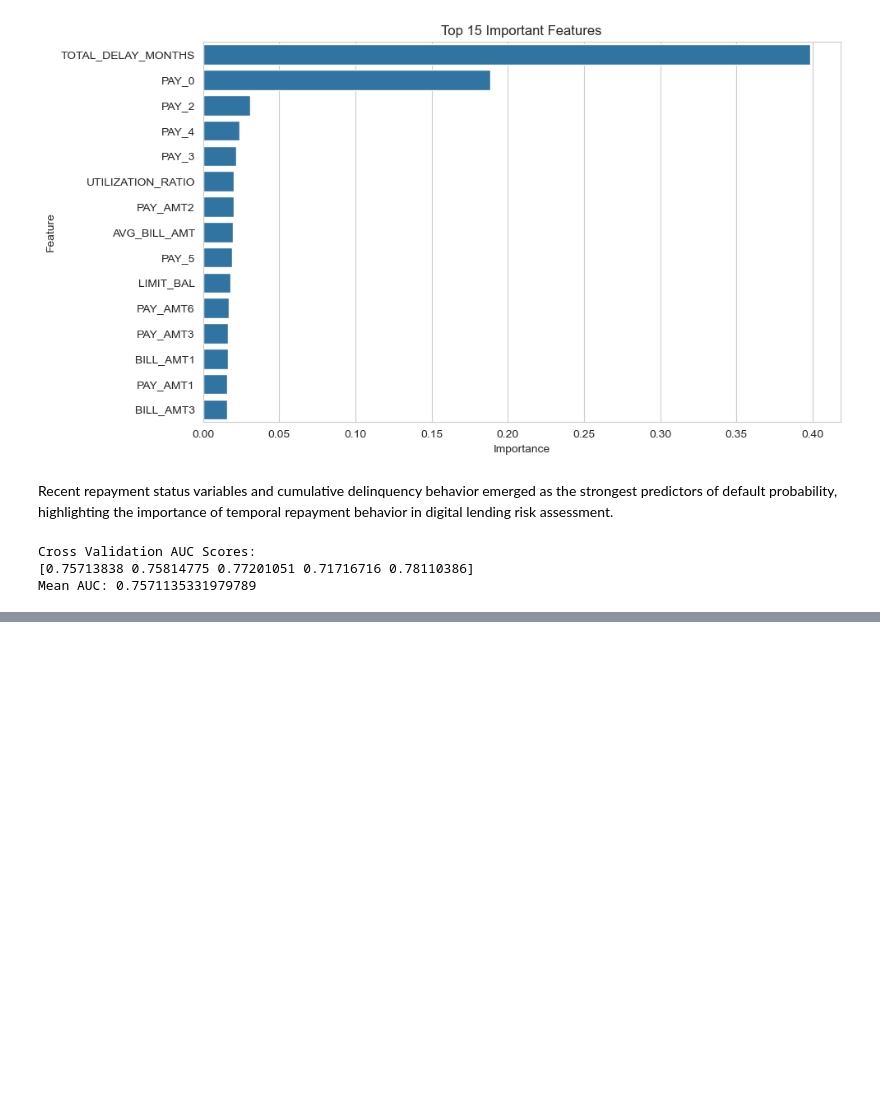
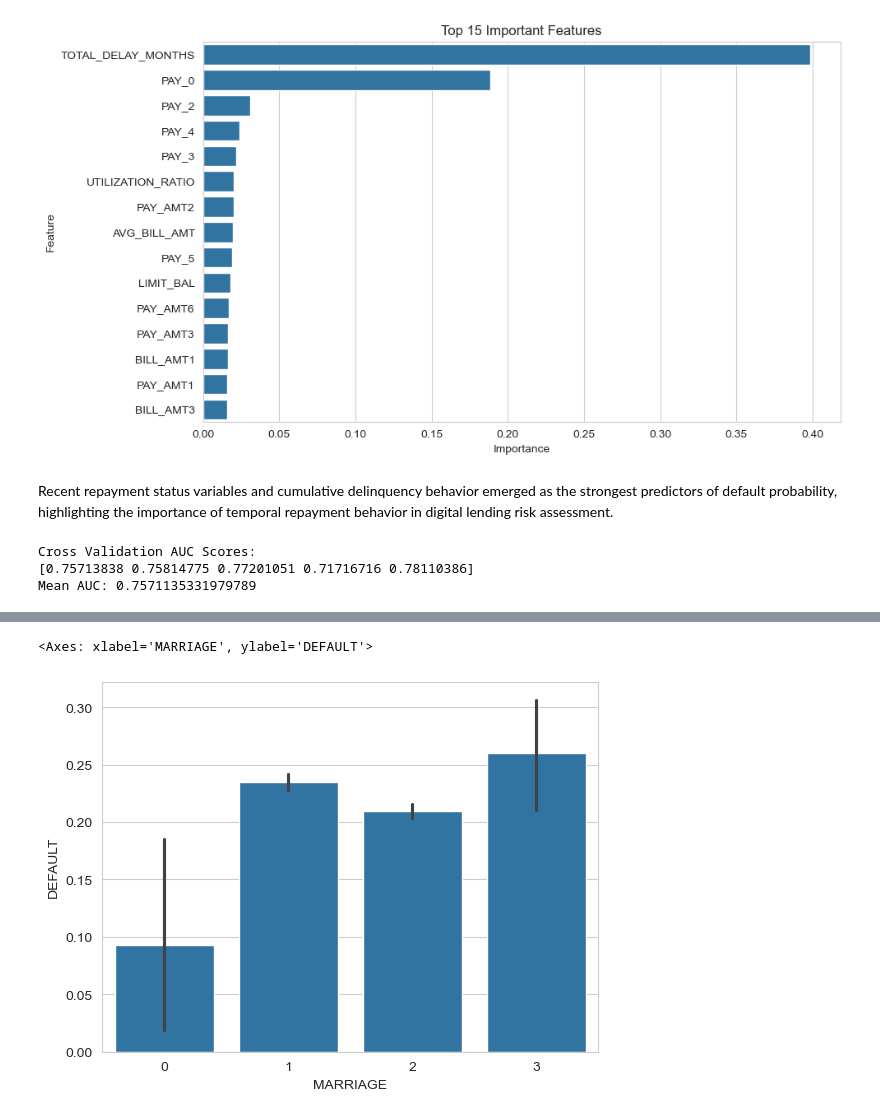
Before and after one commit to Anuraag-aids/credit-default-risk-model, a Jupyter notebook: notebooks/credit_risk_analysis.ipynb, the cells around one changed output, grey strips where cells are left out. Cells and saved outputs as stored; diff of their text form; code cells hidden in the pictures; blank space fills up the shorter version.

```diff
--- a/notebooks/credit_risk_analysis.ipynb
+++ b/notebooks/credit_risk_analysis.ipynb
@@ -286,0 +297,5 @@ Mean AUC: 0.7571135331979789
+# %%
+sns.barplot(x="MARRIAGE", y="DEFAULT", data=df)
+# %% [output]
+<Axes: xlabel='MARRIAGE', ylabel='DEFAULT'>
+[figure, added]
```
Also changed, not shown: parts of 11 cells of this notebook.
